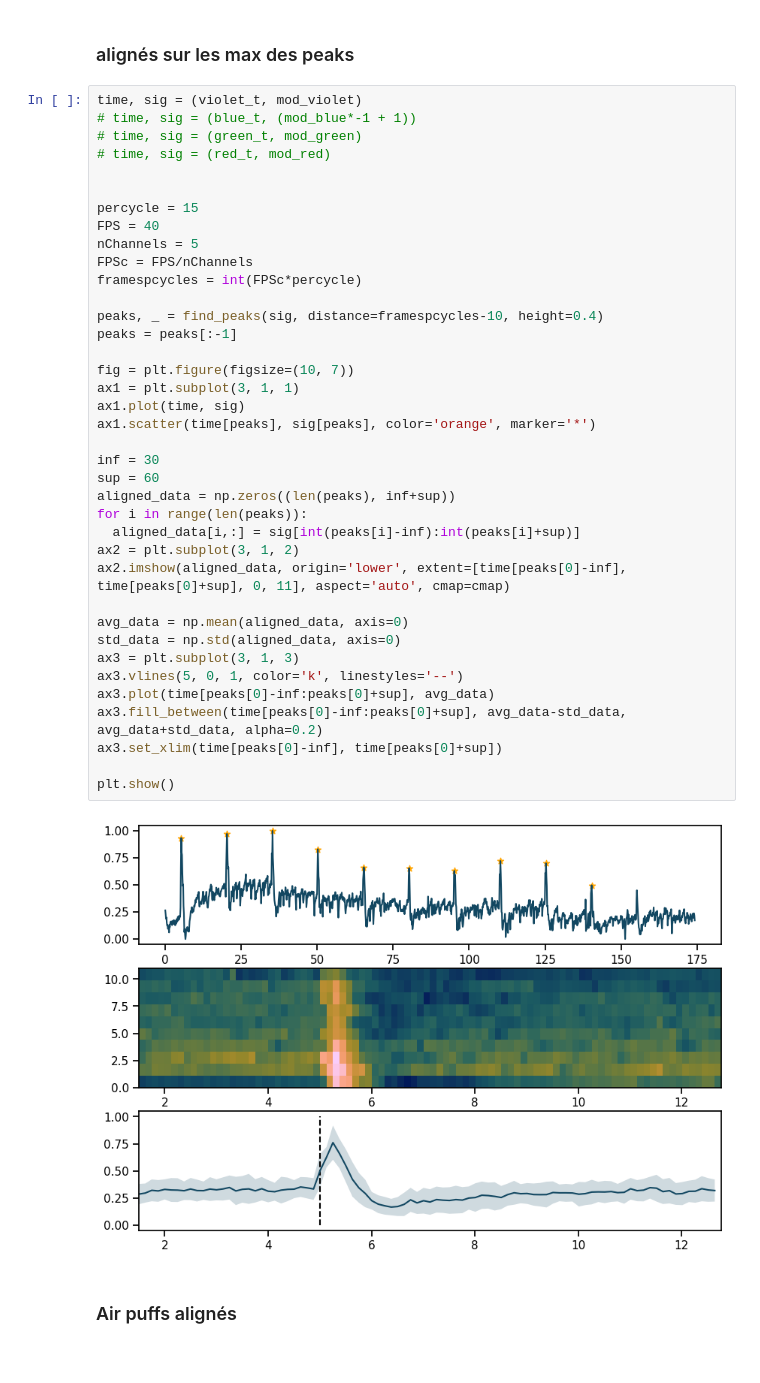
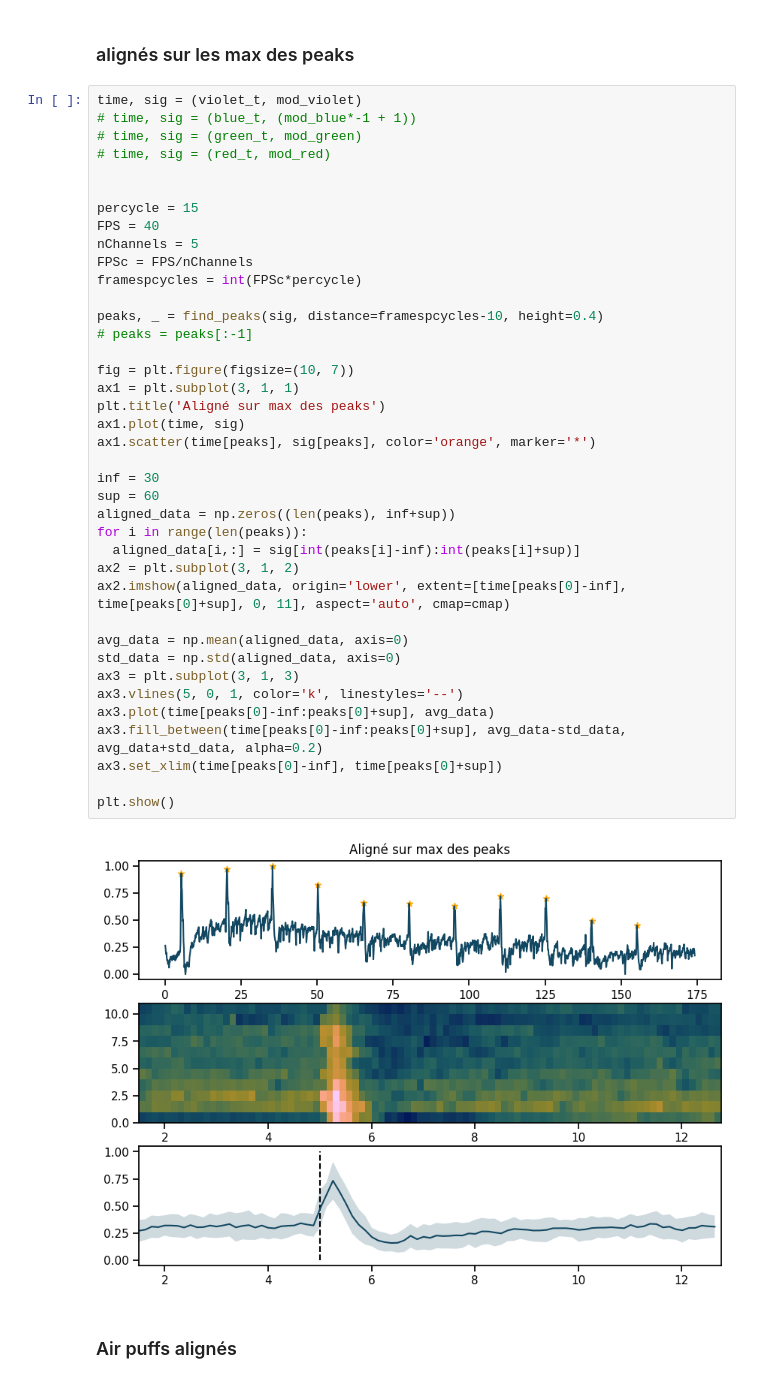
Before and after one commit to Laboratory-of-Vincent-Breton-Provencher/Widefield-Imaging-Acquisition, a Jupyter notebook: analysisPipeline/quickPlot_2024_07_12.ipynb, the cells around one changed output. Saved outputs shown, nothing was run; the diff lists cells and outputs as text.

```diff
--- a/analysisPipeline/quickPlot_2024_07_12.ipynb
+++ b/analysisPipeline/quickPlot_2024_07_12.ipynb
@@ -209,35 +209,36 @@ percycle = 15
 FPS = 40
 nChannels = 5
 FPSc = FPS/nChannels
 framespcycles = int(FPSc*percycle)
 
 peaks, _ = find_peaks(sig, distance=framespcycles-10, height=0.4)
-peaks = peaks[:-1]
+# peaks = peaks[:-1]
 
 fig = plt.figure(figsize=(10, 7))
 ax1 = plt.subplot(3, 1, 1)
+plt.title('Aligné sur max des peaks')
 ax1.plot(time, sig)
 ax1.scatter(time[peaks], sig[peaks], color='orange', marker='*')
 
 inf = 30
 sup = 60
 aligned_data = np.zeros((len(peaks), inf+sup))
 for i in range(len(peaks)):
   aligned_data[i,:] = sig[int(peaks[i]-inf):int(peaks[i]+sup)]
 ax2 = plt.subplot(3, 1, 2)
 ax2.imshow(aligned_data, origin='lower', extent=[time[peaks[0]-inf], time[peaks[0]+sup], 0, 11], aspect='auto', cmap=cmap)
 
 avg_data = np.mean(aligned_data, axis=0)
 std_data = np.std(aligned_data, axis=0)
 ax3 = plt.subplot(3, 1, 3)
 ax3.vlines(5, 0, 1, color='k', linestyles='--')
 ax3.plot(time[peaks[0]-inf:peaks[0]+sup], avg_data)
 ax3.fill_between(time[peaks[0]-inf:peaks[0]+sup], avg_data-std_data, avg_data+std_data, alpha=0.2)
 ax3.set_xlim(time[peaks[0]-inf], time[peaks[0]+sup])
 
 plt.show()
 # %% [output]
-[figure, old version]
+[figure, new version]
 # %% [markdown]
 ### Air puffs alignés
 # %%
```
Also changed, not shown: parts of 2 cells of this notebook, 2 other files.
